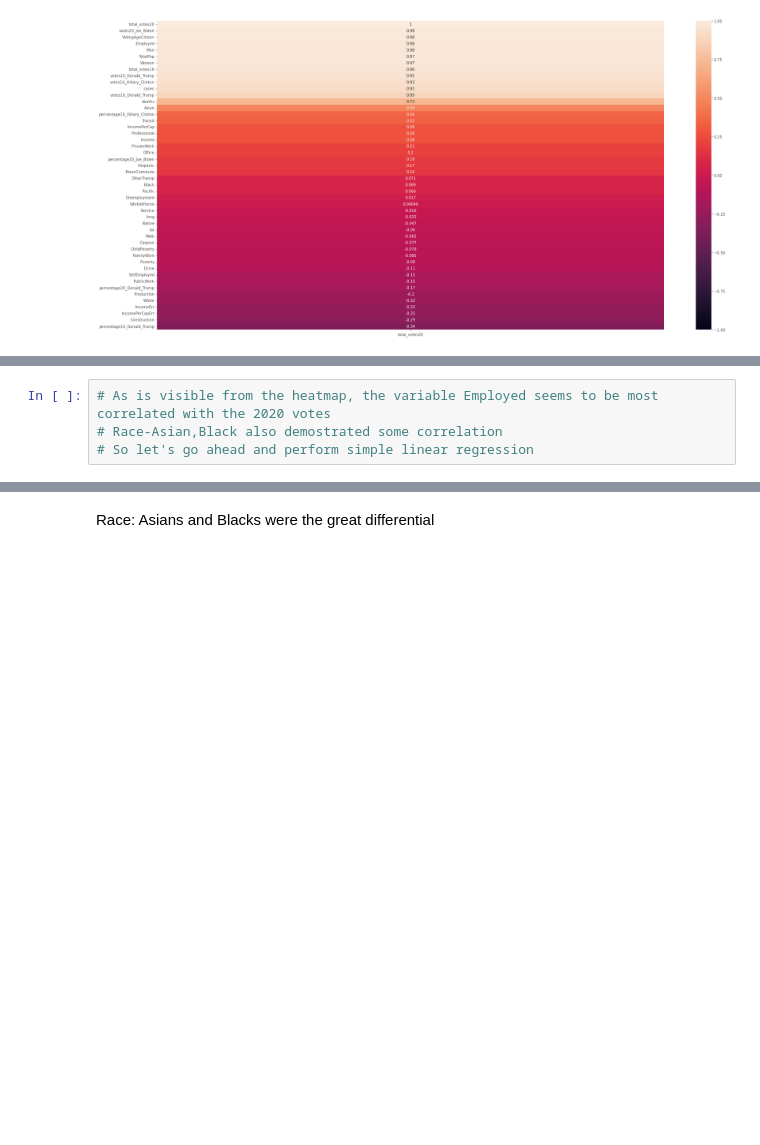
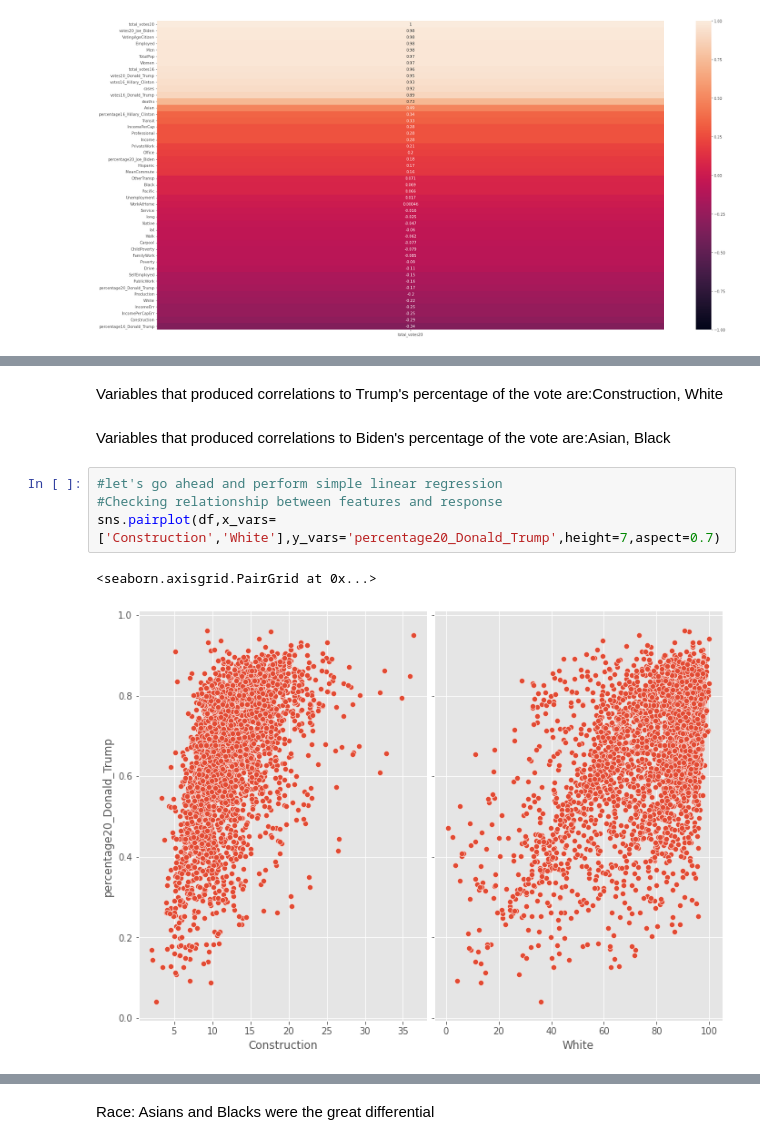
Before and after one commit to kandalkarankita/Arima_HDSC_winter_2022, a Jupyter notebook: Arima_Project.ipynb, the cells around one changed output, grey strips where cells are left out. Saved outputs shown, nothing was run; the diff lists cells and outputs as text; blank space fills up the shorter version.

```diff
--- a/Arima_Project.ipynb
+++ b/Arima_Project.ipynb
@@ -467,6 +423,13 @@ sns.heatmap(df.corr()[['diffInLossTrumpBiden']].sort_values('diffInLossTrumpBide
-# %%
-# As is visible from the heatmap, the variable Employed seems to be most correlated with the 2020 votes
-# Race-Asian,Black also demostrated some correlation
-# So let's go ahead and perform simple linear regression
+# %% [markdown]
+Variables that produced correlations to Trump's percentage of the vote are:Construction, White
+# %% [markdown]
+Variables that produced correlations to Biden's percentage of the vote are:Asian, Black
+# %%
+#let's go ahead and perform simple linear regression
+#Checking relationship between features and response
+sns.pairplot(df,x_vars=['Construction','White'],y_vars='percentage20_Donald_Trump',height=7,aspect=0.7)
+# %% [output]
+<seaborn.axisgrid.PairGrid at 0x...>
+[figure, added]
 # %%
 #Checking relationship between features and response
```
Also changed, not shown: parts of 10 cells of this notebook.
